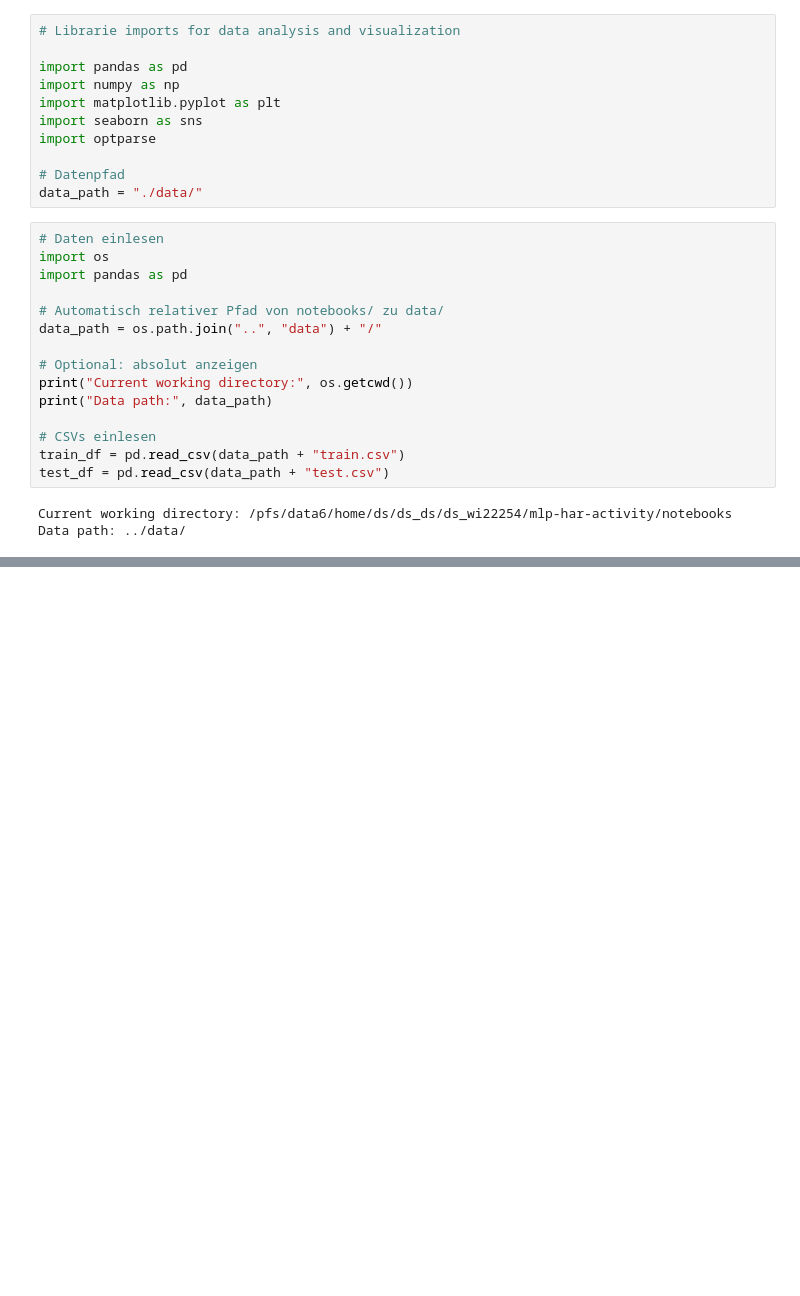
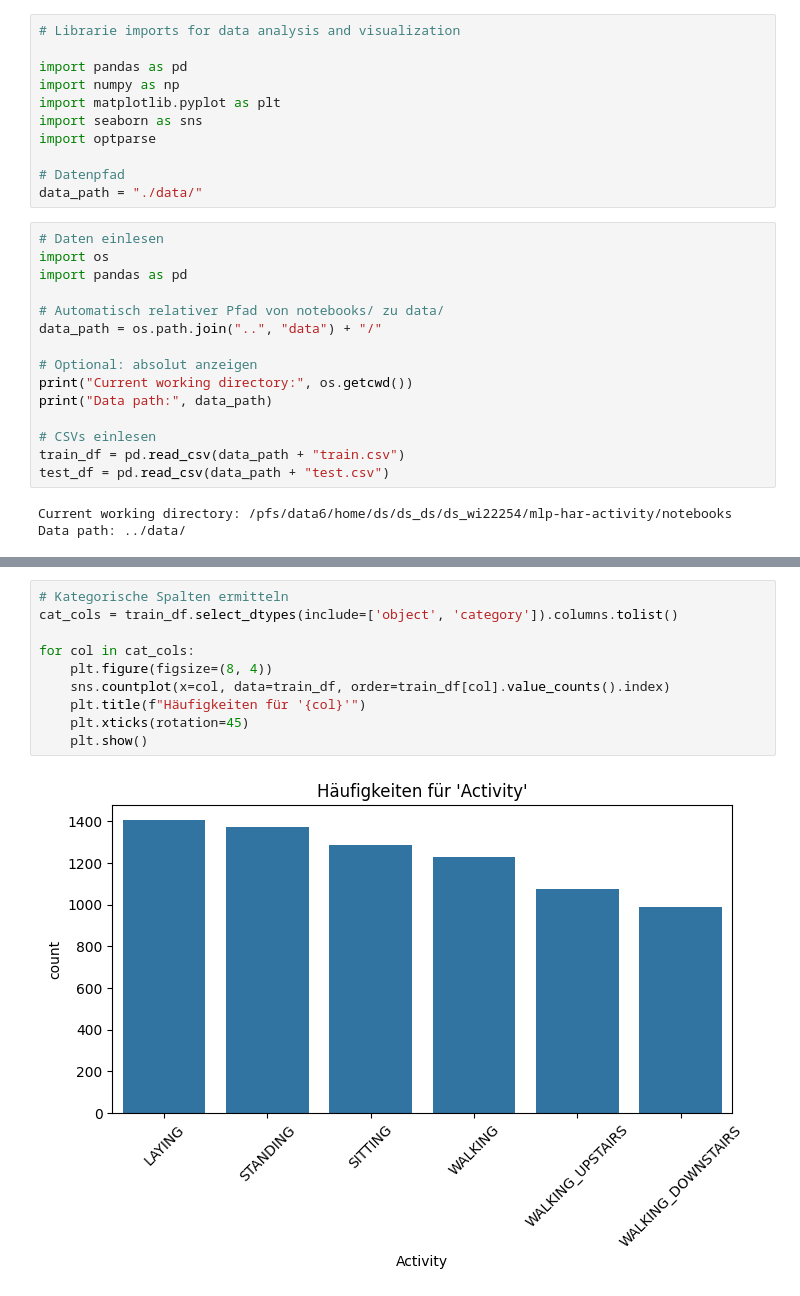
Before and after one commit to Mehmet1700/mlp-har-activity, a Jupyter notebook: notebooks/01_data_understanding.ipynb, the cells around one changed output, grey strips where cells are left out. Saved outputs shown, nothing was run; the diff lists cells and outputs as text; blank space fills up the shorter version.

```diff
--- a/notebooks/01_data_understanding.ipynb
+++ b/notebooks/01_data_understanding.ipynb
@@ -65,0 +76,12 @@ Test shape: (2947, 563)
+# %%
+# Kategorische Spalten ermitteln
+cat_cols = train_df.select_dtypes(include=['object', 'category']).columns.tolist()
+
+for col in cat_cols:
+    plt.figure(figsize=(8, 4))
+    sns.countplot(x=col, data=train_df, order=train_df[col].value_counts().index)
+    plt.title(f"Häufigkeiten für '{col}'")
+    plt.xticks(rotation=45)
+    plt.show()
+# %% [output]
+[figure, added]
```
Also changed, not shown: parts of 6 cells of this notebook, 10 other files.
